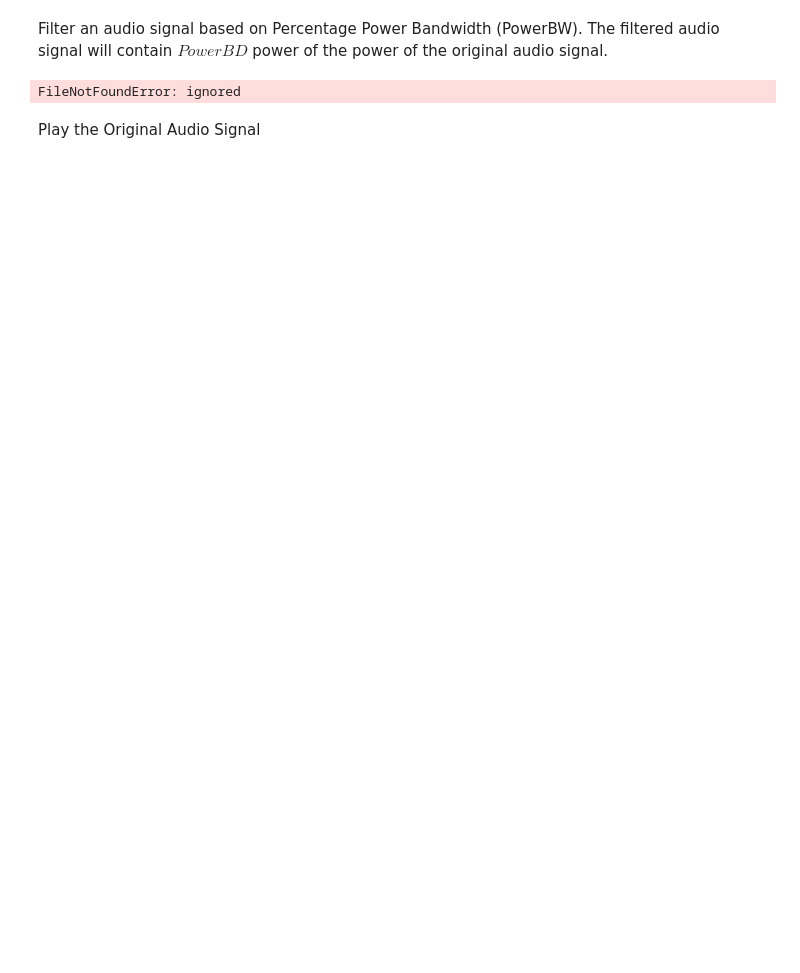
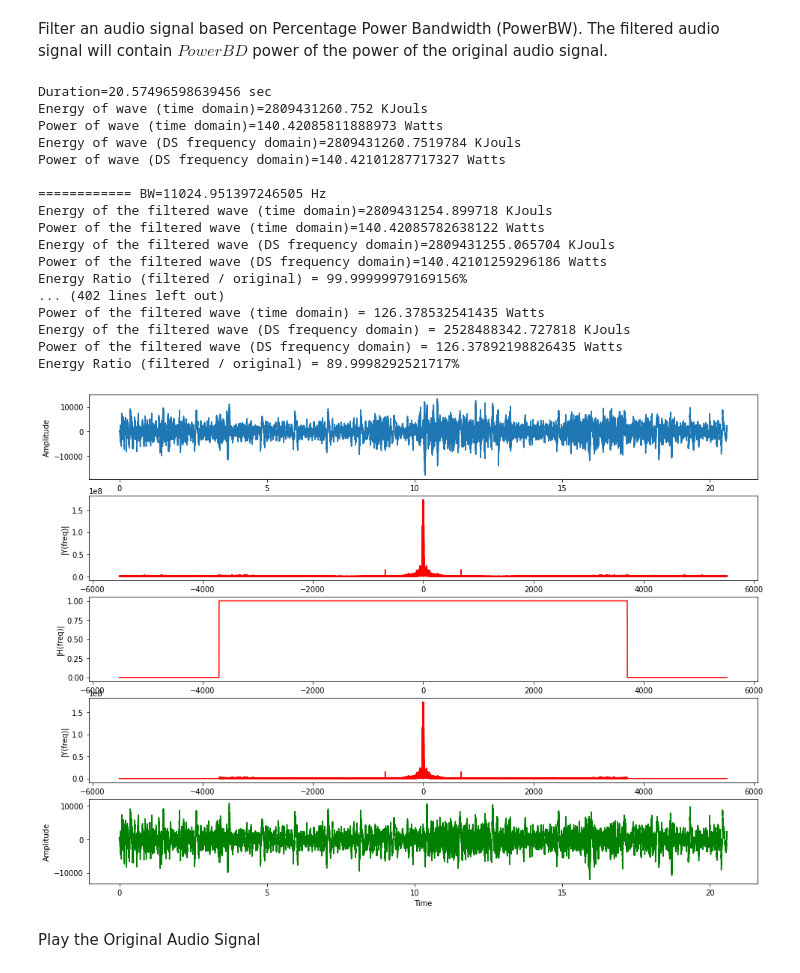
Before and after one commit to mkjubran/ENEE3309-2-2022, a Jupyter notebook: FilterAudioSignal_PercentagePowerBandwidth.ipynb, the cells around one changed output. Saved outputs shown, nothing was run; the diff lists cells and outputs as text; code cells hidden in the pictures; blank space fills up the shorter version.

```diff
--- a/FilterAudioSignal_PercentagePowerBandwidth.ipynb
+++ b/FilterAudioSignal_PercentagePowerBandwidth.ipynb
@@ -28,7 +28,7 @@ filenameWave='/content/ENEE3309-2-2022/SunnyDay.wav'
 filenameWavefiltered='./Filtered.wav'
 filenameWavewithoutfilter='./Withoutfilter.wav'
 
-PowerBW=0.4
+PowerBW=0.9
 write=1
 read=1
 ################################################
@@ -42,14 +42,11 @@ filtereddata = np.fft.rfft(data, axis=0)
 
 filteredwrite = np.fft.irfft(filtereddata, axis=0)
 ##############################################
-## Generate Signal and add noise to it
+## Generate Signal and add save it to text file
 Fs=rate;
 Ts = 1.0/Fs; # sampling interval
-t = np.arange(0,1,Ts) # time vector
 t = np.arange(0,len(data)*Ts,Ts) # time vector
 
-amplitude = 30
-noise = amplitude * np.random.normal(scale=0.1, size=len(t))
 y=[float(x) for x in data]
 ## Write values to a file
 #Open new data file
@@ -148,22 +145,7 @@ while (abs(Bold - B) > 0) and B > 1:
    print('Energy of the filtered wave (DS frequency domain)={} KJouls'.format(Energy_freq_DS_filtered/1000))
    print('Power of the filtered wave (DS frequency domain)={} Watts'.format(Power_freq_DS_filtered))
    print('Energy Ratio (filtered / original) = {}%'.format(((Energy_time_filtered/Energy_time))*100))
-   '''
-   # To plot time and frequency domain curves at every split
-   ax[2].clear()
-   ax[2].plot(frq_DS[int(n/4):3*int(n/4)],abs(Mask_DS[int(n/4):3*int(n/4)]),'r') # plotting the spectrum
-   ax[2].set_xlabel('Freq (Hz)')
-   ax[2].set_ylabel('|H(freq)|')
-   ax[3].clear()
-   ax[3].plot(frq_DS[int(n/4):3*int(n/4)],abs(Yf_DS[int(n/4):3*int(n/4)]),'r') # plotting the spectrum
-   ax[3].set_xlabel('Freq (Hz)')
-   ax[3].set_ylabel('|Y(freq)|')
-   ax[4].clear()
-   ax[4].plot(t,yinv,'g') # plotting the spectrum
-   ax[4].set_xlabel('Time')
-   ax[4].set_ylabel('Amplitude')
-   plt.pause(0.3)
-   '''
+
    if (Energy_time_filtered > PowerBW*Energy_time):
       Bmax=B;
    else:
@@ -180,34 +162,51 @@ ax[3].plot(frq_DS[int(n/4):3*int(n/4)],abs(Yf_DS[int(n/4):3*int(n/4)]),'r') # pl
 ax[3].set_xlabel('Freq (Hz)')
 ax[3].set_ylabel('|Y(freq)|')
 ax[4].plot(t,yinv,'g') # plotting the spectrum
 ax[4].set_xlabel('Time')
 ax[4].set_ylabel('Amplitude')
 
 Energy_time=np.sum(data.astype(float)**2)
 Power_time=1.0/(2*(data.size)+1)*np.sum(data.astype(float)**2)/rate
 Energy_freq_DS=np.real(sum(Y_DS*np.conj(Y_DS)))/n
 Power_freq_DS=np.real(sum(Y_DS*np.conj(Y_DS)))/(2*(n**2)/(Ts))
 Energy_time_filtered=np.sum(yinv.astype(float)**2)
 Power_time_filtered=1.0/(2*(yinv.size)+1)*np.sum(yinv.astype(float)**2)/rate
 Energy_freq_DS_filtered=np.real(sum(Yf_DS*np.conj(Yf_DS)))/n
 Power_freq_DS_filtered=np.real(sum(Yf_DS*np.conj(Yf_DS)))/(2*(n**2)/(Ts))
 
 print('\n\n============ Summary ======'.format(B))
 print('Duration = {} sec'.format(len(y)*Ts))
 print('Energy of wave (time domain) = {} KJouls'.format(Energy_time/1000))
 print('Power of wave (time domain) = {} Watts'.format(Power_time))
 print('Energy of wave (DS frequency domain) = {} KJouls'.format(Energy_freq_DS/1000))
 print('Power of wave (DS frequency domain) = {} Watts'.format(Power_freq_DS))
 print('Bandiwdth of filtered wave = {} KHz'.format(float(B)/1000))
 print('Energy of the filtered wave (time domain) = {} KJouls'.format(Energy_time_filtered/1000))
 print('Power of the filtered wave (time domain) = {} Watts'.format(Power_time_filtered))
 print('Energy of the filtered wave (DS frequency domain) = {} KJouls'.format(Energy_freq_DS_filtered/1000))
 print('Power of the filtered wave (DS frequency domain) = {} Watts'.format(Power_freq_DS_filtered))
 print('Energy Ratio (filtered / original) = {}%'.format(((Energy_time_filtered/Energy_time))*100))
 
 plt.show()
 # %% [output]
-FileNotFoundError: ignored
+Duration=20.57496598639456 sec
+Energy of wave (time domain)=2809431260.752 KJouls
+Power of wave (time domain)=140.42085811888973 Watts
+Energy of wave (DS frequency domain)=2809431260.7519784 KJouls
+Power of wave (DS frequency domain)=140.42101287717327 Watts
+
+============ BW=11024.951397246505 Hz
+Energy of the filtered wave (time domain)=2809431254.899718 KJouls
+Power of the filtered wave (time domain)=140.42085782638122 Watts
+Energy of the filtered wave (DS frequency domain)=2809431255.065704 KJouls
+Power of the filtered wave (DS frequency domain)=140.42101259296186 Watts
+Energy Ratio (filtered / original) = 99.99999979169156%
+... (402 lines left out)
+Power of the filtered wave (time domain) = 126.378532541435 Watts
+Energy of the filtered wave (DS frequency domain) = 2528488342.727818 KJouls
+Power of the filtered wave (DS frequency domain) = 126.37892198826435 Watts
+Energy Ratio (filtered / original) = 89.9998292521717%
+[figure, added]
 # %% [markdown]
 Play the Original Audio Signal
 # %%
```
Also changed, not shown: parts of 1 cell of this notebook.
